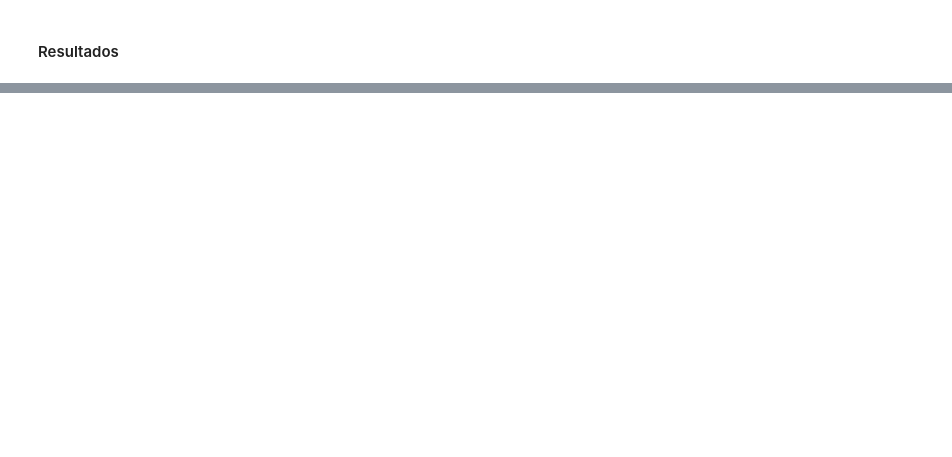
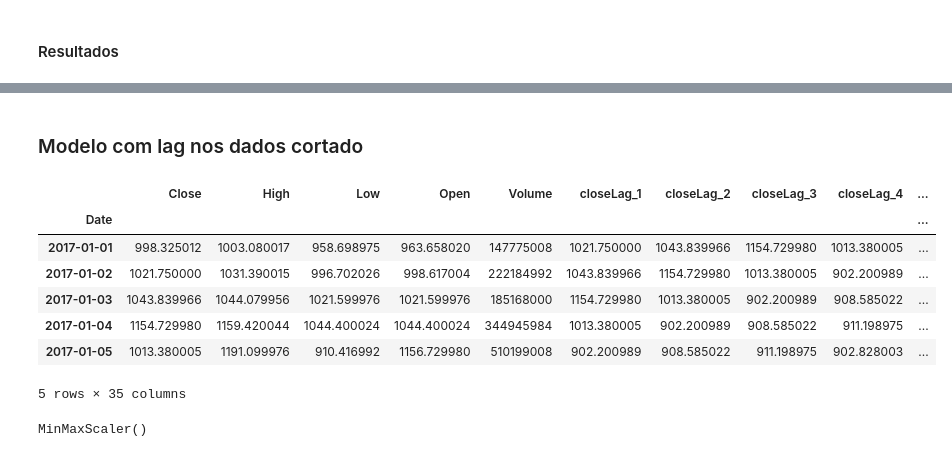
Before and after one commit to gusdiaso/crypto_predict, a Jupyter notebook: notebooks/03_lstm_univariate.ipynb, the cells around one changed output, grey strips where cells are left out. Cells and saved outputs as stored; diff of their text form; code cells hidden in the pictures; blank space fills up the shorter version.

```diff
--- a/notebooks/03_lstm_univariate.ipynb
+++ b/notebooks/03_lstm_univariate.ipynb
@@ -505,0 +503,38 @@ plt.show()
+# %% [markdown]
+### Modelo com lag nos dados cortado
+# %%
+data = pd.read_csv('../data/processed/BTC-USD_lag_cropped.csv', index_col='Date', parse_dates=True)
+data.head(5)
+# %% [output]
+|  | Close | High | Low | Open | Volume | closeLag_1 | closeLag_2 | closeLag_3 | closeLag_4 | ... |
+| Date |  |  |  |  |  |  |  |  |  | ... |
+| 2017-01-01 | 998.325012 | 1003.080017 | 958.698975 | 963.658020 | 147775008 | 1021.750000 | 1043.839966 | 1154.729980 | 1013.380005 | ... |
+| 2017-01-02 | 1021.750000 | 1031.390015 | 996.702026 | 998.617004 | 222184992 | 1043.839966 | 1154.729980 | 1013.380005 | 902.200989 | ... |
+| 2017-01-03 | 1043.839966 | 1044.079956 | 1021.599976 | 1021.599976 | 185168000 | 1154.729980 | 1013.380005 | 902.200989 | 908.585022 | ... |
+| 2017-01-04 | 1154.729980 | 1159.420044 | 1044.400024 | 1044.400024 | 344945984 | 1013.380005 | 902.200989 | 908.585022 | 911.198975 | ... |
+| 2017-01-05 | 1013.380005 | 1191.099976 | 910.416992 | 1156.729980 | 510199008 | 902.200989 | 908.585022 | 911.198975 | 902.828003 | ... |
+5 rows × 35 columns
+# %%
+train_size = int(0.8 * len(data))
+train_data = data.iloc[:train_size]
+test_data = data.iloc[train_size:]
+
+scaler_lag = MinMaxScaler(feature_range=(0, 1))
+scaler_lag.fit(train_data)
+
+data_train_normalized = pd.DataFrame(
+    scaler_lag.transform(train_data),
+    columns=data.columns,
+    index=train_data.index
+)
+
+data_test_normalized = pd.DataFrame(
+    scaler_lag.transform(test_data),
+    columns=data.columns,
+    index=test_data.index
+)
+
+scaler_close_cropped = MinMaxScaler(feature_range=(0, 1))
+scaler_close_cropped.fit(train_data[['Close']])
+# %% [output]
+MinMaxScaler()
```
Also changed, not shown: parts of 27 cells of this notebook, 2 other files.
